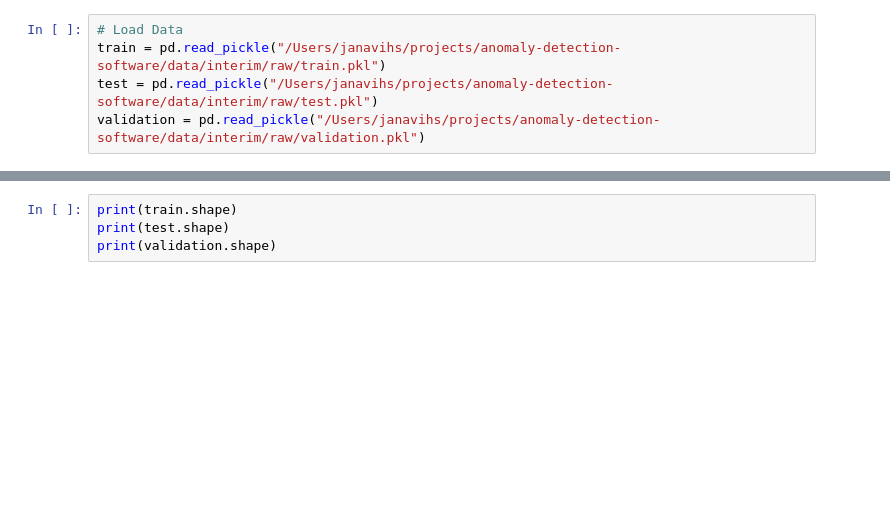
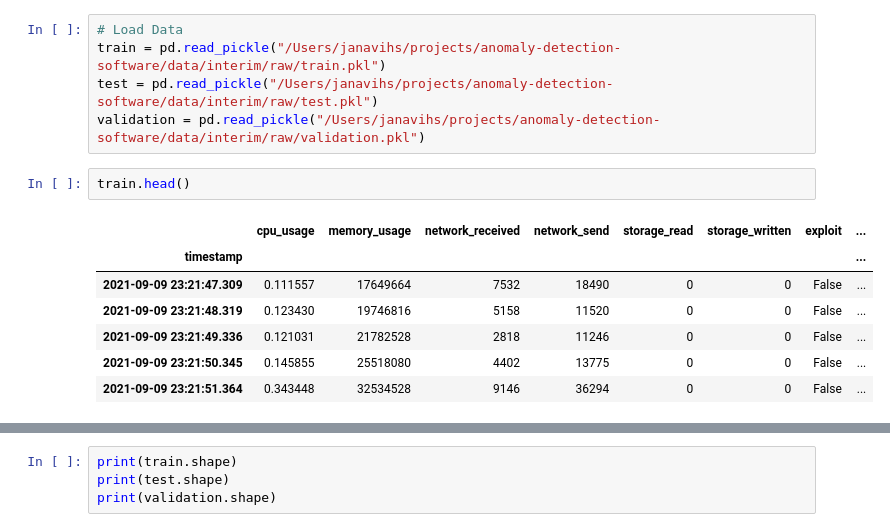
Before and after one commit to Janalytics94/anomaly-detection-software, a Jupyter notebook: src/model/project.ipynb, the cells around one changed output, grey strips where cells are left out. Cells and saved outputs as stored; diff of their text form; blank space fills up the shorter version.

```diff
--- a/src/model/project.ipynb
+++ b/src/model/project.ipynb
@@ -41,3 +46,13 @@ init_notebook_mode(connected=True)
 train = pd.read_pickle("/Users/janavihs/projects/anomaly-detection-software/data/interim/raw/train.pkl")
 test = pd.read_pickle("/Users/janavihs/projects/anomaly-detection-software/data/interim/raw/test.pkl")
 validation = pd.read_pickle("/Users/janavihs/projects/anomaly-detection-software/data/interim/raw/validation.pkl")
+# %%
+train.head()
+# %% [output]
+|  | cpu_usage | memory_usage | network_received | network_send | storage_read | storage_written | exploit | ... |
+| timestamp |  |  |  |  |  |  |  | ... |
+| 2021-09-09 23:21:47.309 | 0.111557 | 17649664 | 7532 | 18490 | 0 | 0 | False | ... |
+| 2021-09-09 23:21:48.319 | 0.123430 | 19746816 | 5158 | 11520 | 0 | 0 | False | ... |
+| 2021-09-09 23:21:49.336 | 0.121031 | 21782528 | 2818 | 11246 | 0 | 0 | False | ... |
+| 2021-09-09 23:21:50.345 | 0.145855 | 25518080 | 4402 | 13775 | 0 | 0 | False | ... |
+| 2021-09-09 23:21:51.364 | 0.343448 | 32534528 | 9146 | 36294 | 0 | 0 | False | ... |
```
Also changed, not shown: parts of 3 cells of this notebook.
